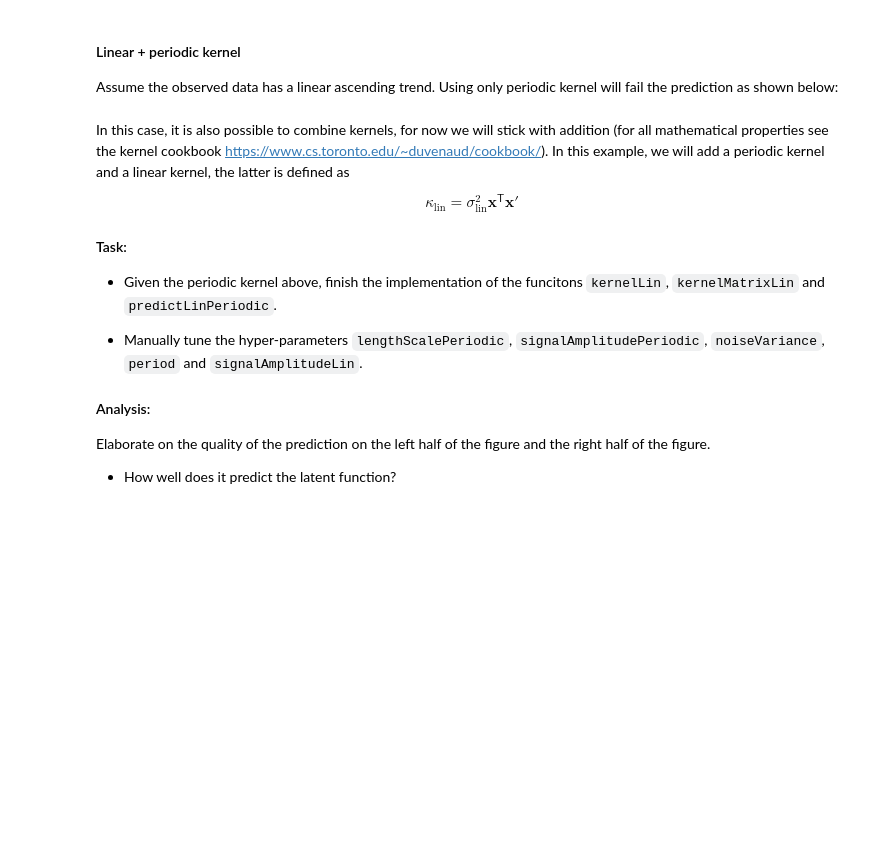
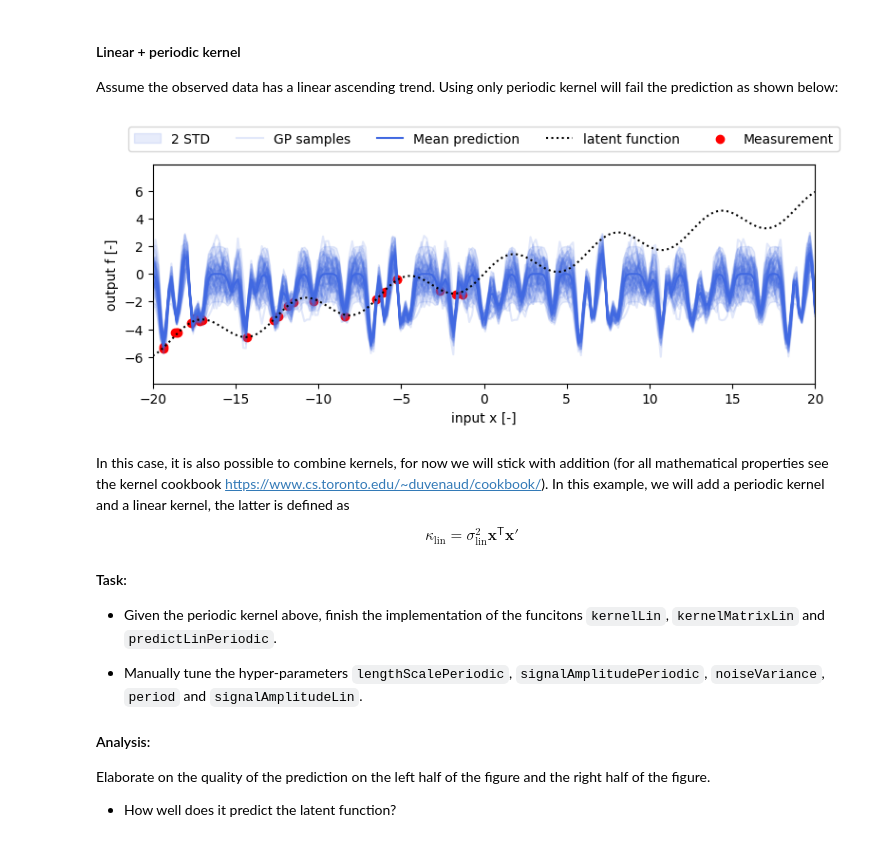
Before and after one commit to jackh1nes/PSF_Assignments, a Jupyter notebook: Assignment 3/assignment3_10.ipynb, the cells around one changed output. Drawn from its saved outputs; the diff is of its cells as text; code cells hidden in the pictures; blank space fills up the shorter version.

```diff
--- a/Assignment 3/assignment3_10.ipynb
+++ b/Assignment 3/assignment3_10.ipynb
@@ -558,16 +585,18 @@ Assume the observed data has a linear ascending trend. Using only periodic kerne
 # %%
 lengthScalePeriodic = .1
 signalAmplitudePeriodic = 1
-noiseVariance = 0.01
+noiseVariance = 0.1
 period = 4*np.pi
 
 
 ''' Code for plotting: Do not change code below '''
 xData = np.random.uniform(-20, 0, 25).reshape(1, -1)
 xPred = np.linspace(-20, 20, 250).reshape(1, -1)
 yData1D_v2 = helper.generateData(xData, 'linsin', addNoise = True)
 f, cov = predictPeriodic(xPred, xData, yData1D_v2, lengthScalePeriodic, signalAmplitudePeriodic, period, noiseVariance)
 helper.makeGaussianProcessPredictionPlots(xData, yData1D_v2, xPred, f, cov, 'linsin')
+# %% [output]
+[figure, added]
 # %% [markdown]
 In this case, it is also possible to combine kernels, for now we will stick with addition (for all mathematical properties see the kernel cookbook https://www.cs.toronto.edu/~duvenaud/cookbook/). In this example, we will add a periodic kernel and a linear kernel, the latter is defined as
 
```
Also changed, not shown: parts of 2 cells of this notebook.
